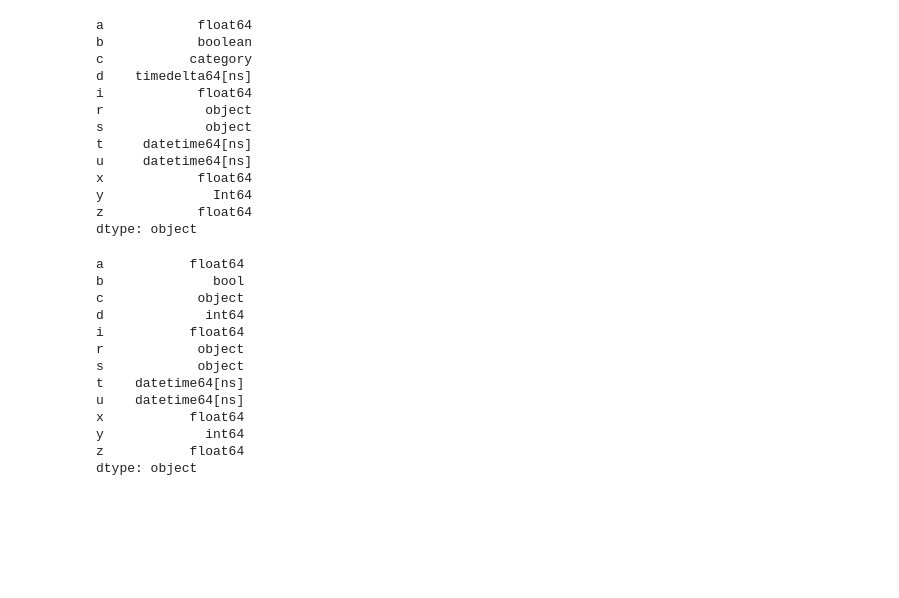
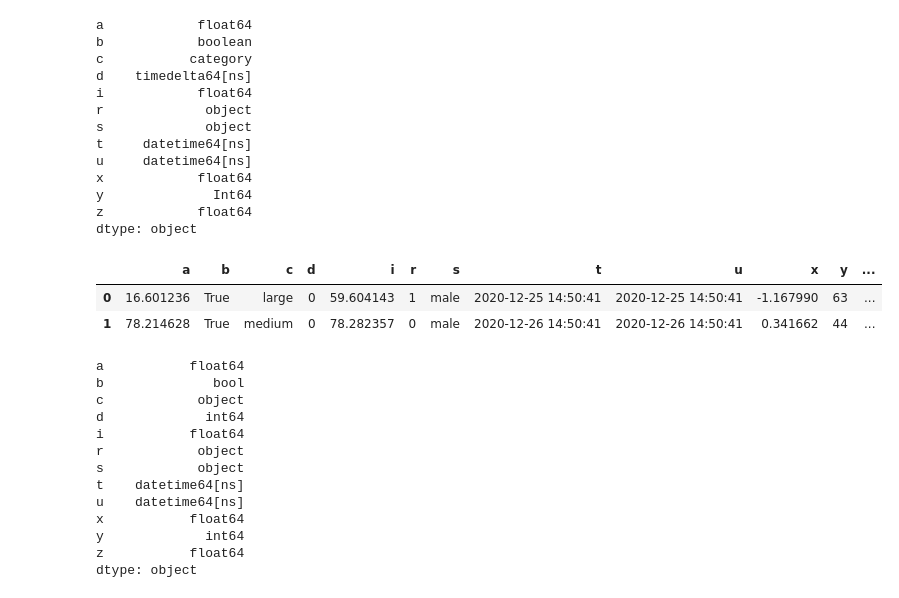
Before and after one commit to gillespilon/noob, a Jupyter notebook: 02_data_file_write.ipynb, the cells around one changed output. Drawn from its saved outputs; the diff is of its cells as text; code cells hidden in the pictures; blank space fills up the shorter version.

```diff
--- a/02_data_file_write.ipynb
+++ b/02_data_file_write.ipynb
@@ -256,6 +249,12 @@ data = list(data)
 # idx = [row[0] for row in data]
 data = (islice(row, None) for row in data)
 wb1df2 = pd.DataFrame(data, columns=cols)
+# %%
+wb1df2.head(2)
+# %% [output]
+|  | a | b | c | d | i | r | s | t | u | x | y | ... |
+| 0 | 16.601236 | True | large | 0 | 59.604143 | 1 | male | 2020-12-25 14:50:41 | 2020-12-25 14:50:41 | -1.167990 | 63 | ... |
+| 1 | 78.214628 | True | medium | 0 | 78.282357 | 0 | male | 2020-12-26 14:50:41 | 2020-12-26 14:50:41 | 0.341662 | 44 | ... |
 # %%
 wb1df2.dtypes
 # %% [output]
```
Also changed, not shown: parts of 29 cells of this notebook.
